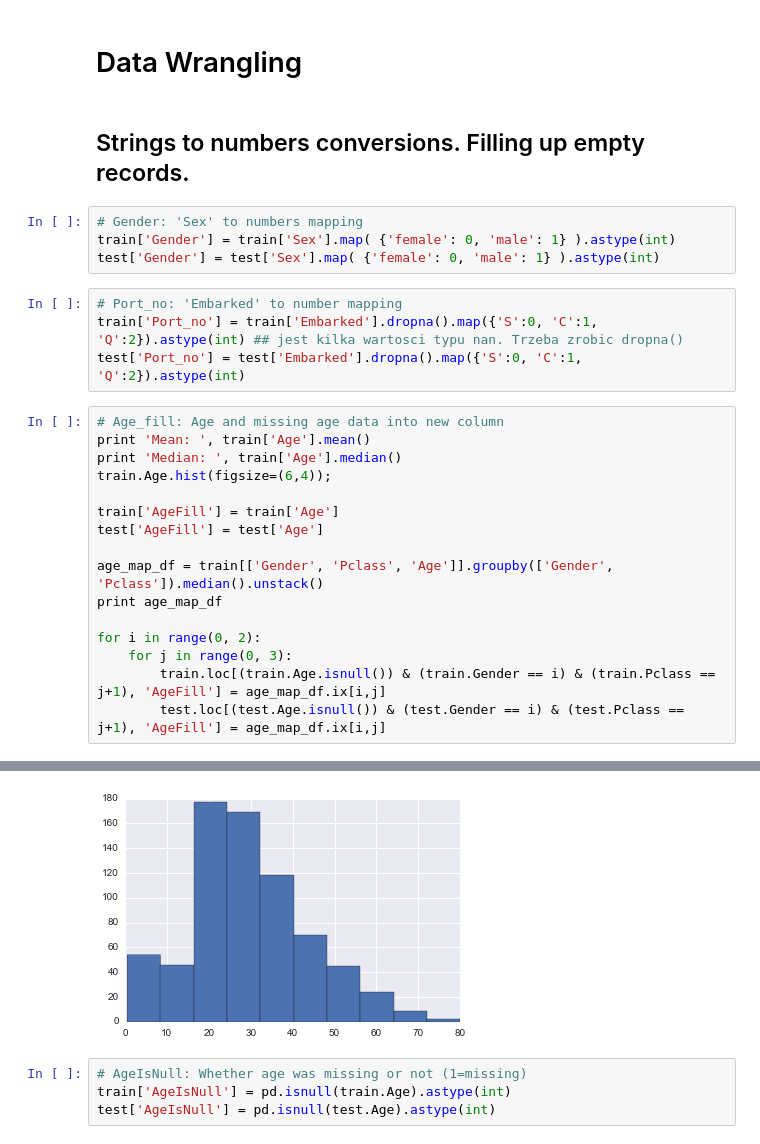
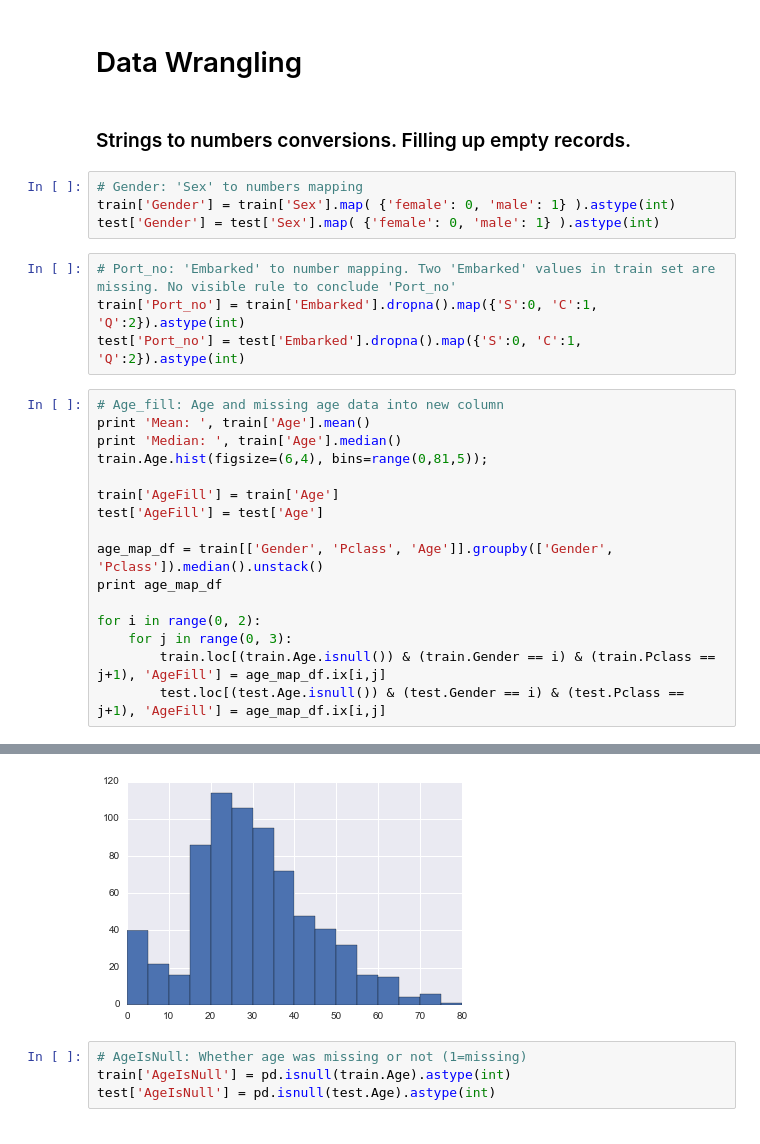
Before and after one commit to Lukiz/k_sinking_ship, a Jupyter notebook: sinking_ship.ipynb, the cells around one changed output, grey strips where cells are left out. Drawn from its saved outputs; the diff is of its cells as text.

```diff
--- a/sinking_ship.ipynb
+++ b/sinking_ship.ipynb
@@ -42,20 +27,20 @@ plt.title("Distribution of Survival, (1 = Survived)");
 # %% [markdown]
 # Data Wrangling
 # %% [markdown]
-## Strings to numbers conversions. Filling up empty records.
+### Strings to numbers conversions. Filling up empty records.
 # %%
 # Gender: 'Sex' to numbers mapping
 train['Gender'] = train['Sex'].map( {'female': 0, 'male': 1} ).astype(int)
 test['Gender'] = test['Sex'].map( {'female': 0, 'male': 1} ).astype(int)
 # %%
-# Port_no: 'Embarked' to number mapping
-train['Port_no'] = train['Embarked'].dropna().map({'S':0, 'C':1, 'Q':2}).astype(int) ## jest kilka wartosci typu nan. Trzeba zrobic dropna()
+# Port_no: 'Embarked' to number mapping. Two 'Embarked' values in train set are missing. No visible rule to conclude 'Port_no'
+train['Port_no'] = train['Embarked'].dropna().map({'S':0, 'C':1, 'Q':2}).astype(int)
 test['Port_no'] = test['Embarked'].dropna().map({'S':0, 'C':1, 'Q':2}).astype(int)
 # %%
 # Age_fill: Age and missing age data into new column
 print 'Mean: ', train['Age'].mean()
 print 'Median: ', train['Age'].median()
-train.Age.hist(figsize=(6,4));
+train.Age.hist(figsize=(6,4), bins=range(0,81,5));
 
 train['AgeFill'] = train['Age']
 test['AgeFill'] = test['Age']
@@ -78,4 +63,4 @@ Gender
-[figure, old version]
+[figure, new version]
 # %%
 # AgeIsNull: Whether age was missing or not (1=missing)
 train['AgeIsNull'] = pd.isnull(train.Age).astype(int)
```
Also changed, not shown: parts of 78 cells of this notebook.
